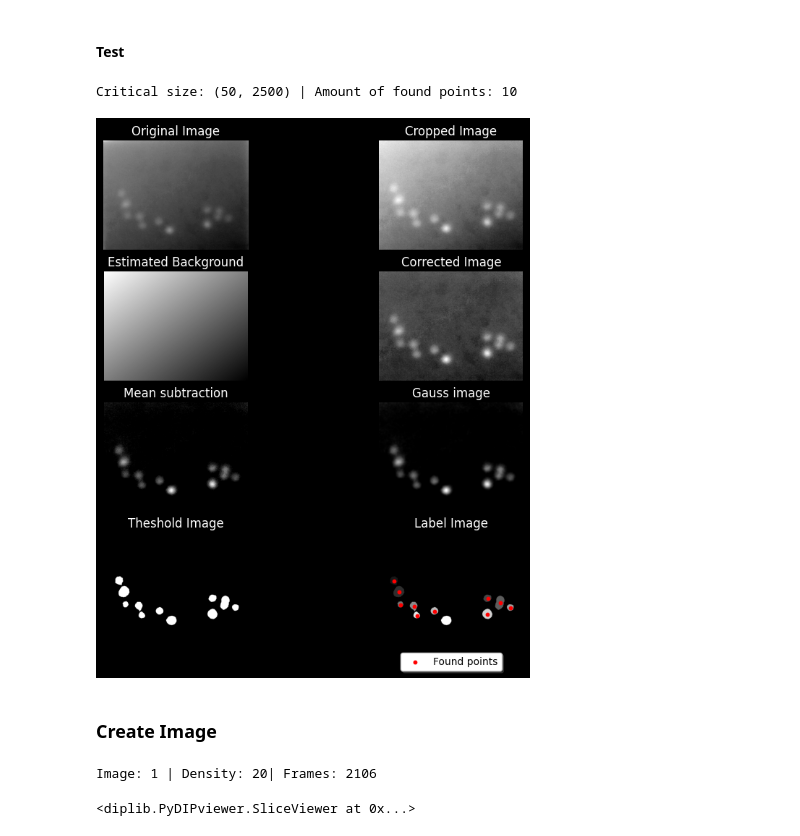
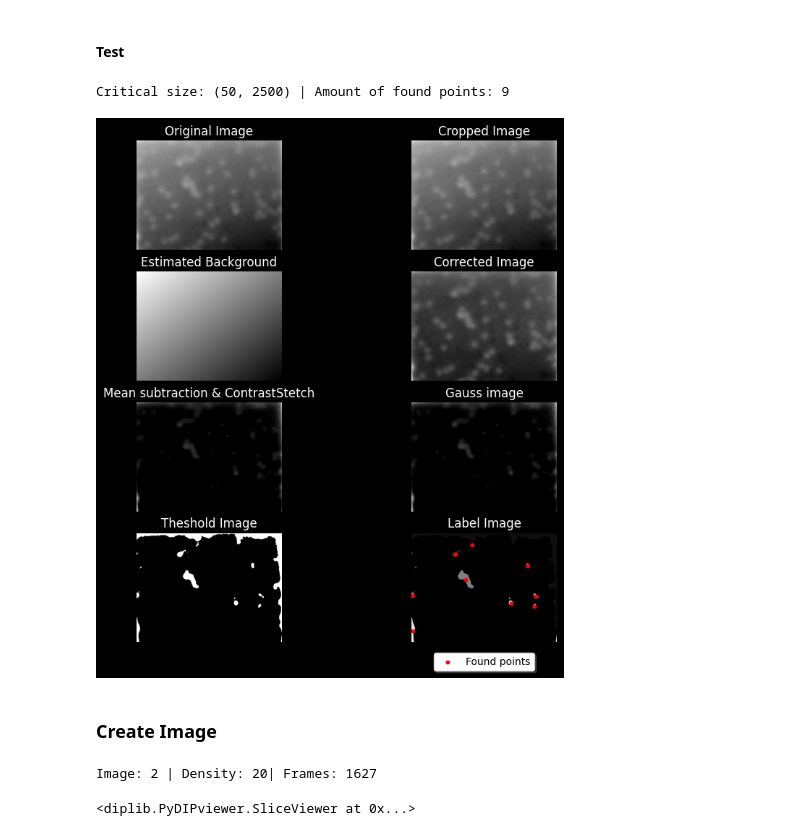
Before and after one commit to Linuxable/SMLM, a Jupyter notebook: analysis.ipynb, the cells around one changed output. Saved outputs shown, nothing was run; the diff lists cells and outputs as text; code cells hidden in the pictures.

Commit message:
add last frame option and crop setting

```diff
--- a/analysis.ipynb
+++ b/analysis.ipynb
@@ -56,7 +56,7 @@ def plot(
 
         c = (2,0)
         ax[c[0],c[1]].imshow(np.asarray(image_mean_sub), cmap='gray')
-        ax[c[0],c[1]].set_title('Mean subtraction', c='white')
+        ax[c[0],c[1]].set_title('Mean subtraction & ContrastStetch', c='white')
         ax[c[0],c[1]].axis('off')
 
         c = (2,1)
@@ -87,19 +87,13 @@ def create_gradient_array(rows, cols, start=1, end=0):
 
     return gradient_array
 
-def create_gradient_array2(rows, cols, start=1, end=0):
-    x = np.zeros(cols)
-    y = np.linspace(start, 0, rows)
-    xv, yv = np.meshgrid(x, y)
+def get_critical_points(image_num, density, frame, crit_min_max=(50,2500), sigma=2, crop=True):
+    image = frame.Squeeze()
 
-    gradient_array1 = create_gradient_array(rows, cols, start, end)
-    gradient_array2 = (xv + yv)/2
-
-    return (gradient_array1 + gradient_array2) / 1
-
-def get_critical_points(frame, crit_min_max=(50,2500), sigma=2):
-    image = frame.Squeeze()
-    cropped_image = image[20:-40,40:]
+    if crop:
+        cropped_image = image[20:-40,40:]
+    else:
+        cropped_image = image
 
     critical_size = crit_min_max # (min size, max size)
 
@@ -126,9 +120,13 @@ def get_critical_points(frame, crit_min_max=(50,2500), sigma=2):
 
     return critical_points
 
-def analyse_image_with_plot(image_num, density, frame, crit_min_max=(50,2500), sigma=2):
+def analyse_image_with_plot(image_num, density, frame, crit_min_max=(50,2500), sigma=2, crop=True):
     image = load_imgs(image_num, density)[:,:,frame].Squeeze()
-    cropped_image = image[20:-40,40:]
+
+    if crop:
+        cropped_image = image[20:-40,40:]
+    else:
+        cropped_image = image
 
     critical_size = crit_min_max # (min size, max size)
 
@@ -170,12 +174,12 @@ def analyse_image_with_plot(image_num, density, frame, crit_min_max=(50,2500), s
 # %%
-analyse_image_with_plot(image_num=1, density=20, frame=10)
+analyse_image_with_plot(image_num=2, density=20, frame=1500, crop=False)
 # %% [output]
-Critical size: (50, 2500) | Amount of found points: 10
+Critical size: (50, 2500) | Amount of found points: 9
-[figure, old version]
+[figure, new version]
 # %% [markdown]
 ### **Create Image**
 # %%
-image_num = 1
+image_num = 2
 density = 20
 
 imgs = load_imgs(image_num,density)
@@ -186,7 +190,13 @@ coordinates = []
 print(f'Image: {image_num} | Density: {density}| Frames: {frames}')
 
 for frame_num in range(frames):
-    coordinates.append(get_critical_points(imgs[:,:,frame_num]))
+    try:
+        if frame_num >= last_frame[image_num][density]:
+            break
+    except KeyError:
+        pass
+
+    coordinates.append(get_critical_points(image_num=image_num, density=density, frame=imgs[:,:,frame_num], crop=False))
 
 rc = dip.Image(sizes=[640, 480], dt='SFLOAT')
 rc.Fill(0)
@@ -197,5 +207,5 @@ for i in coordinates:
 
 dip.viewer.Show(rc)
 # %% [output]
-Image: 1 | Density: 20| Frames: 2106
+Image: 2 | Density: 20| Frames: 1627
 <diplib.PyDIPviewer.SliceViewer at 0x...>
```
Also changed, not shown: parts of 1 cell of this notebook.
